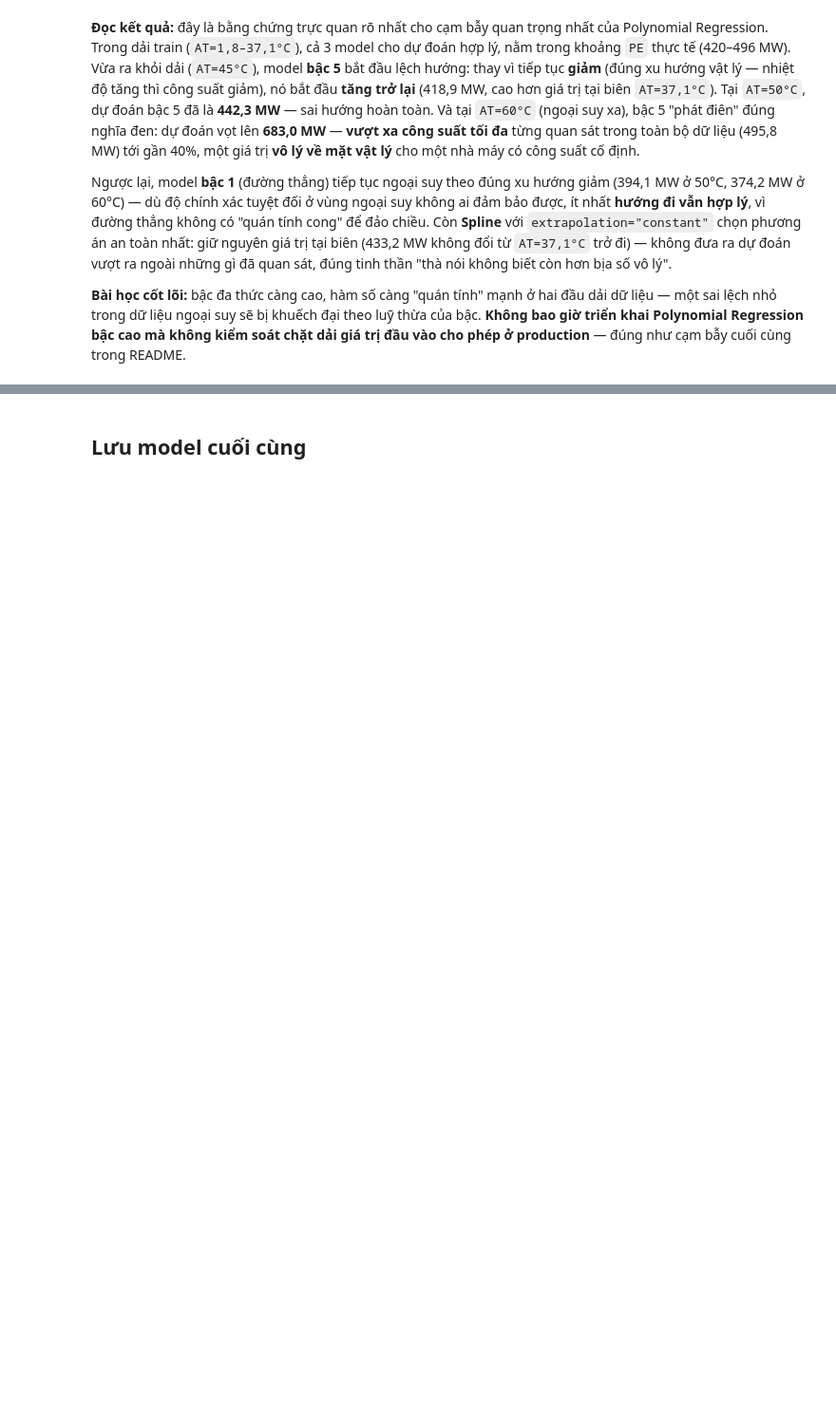
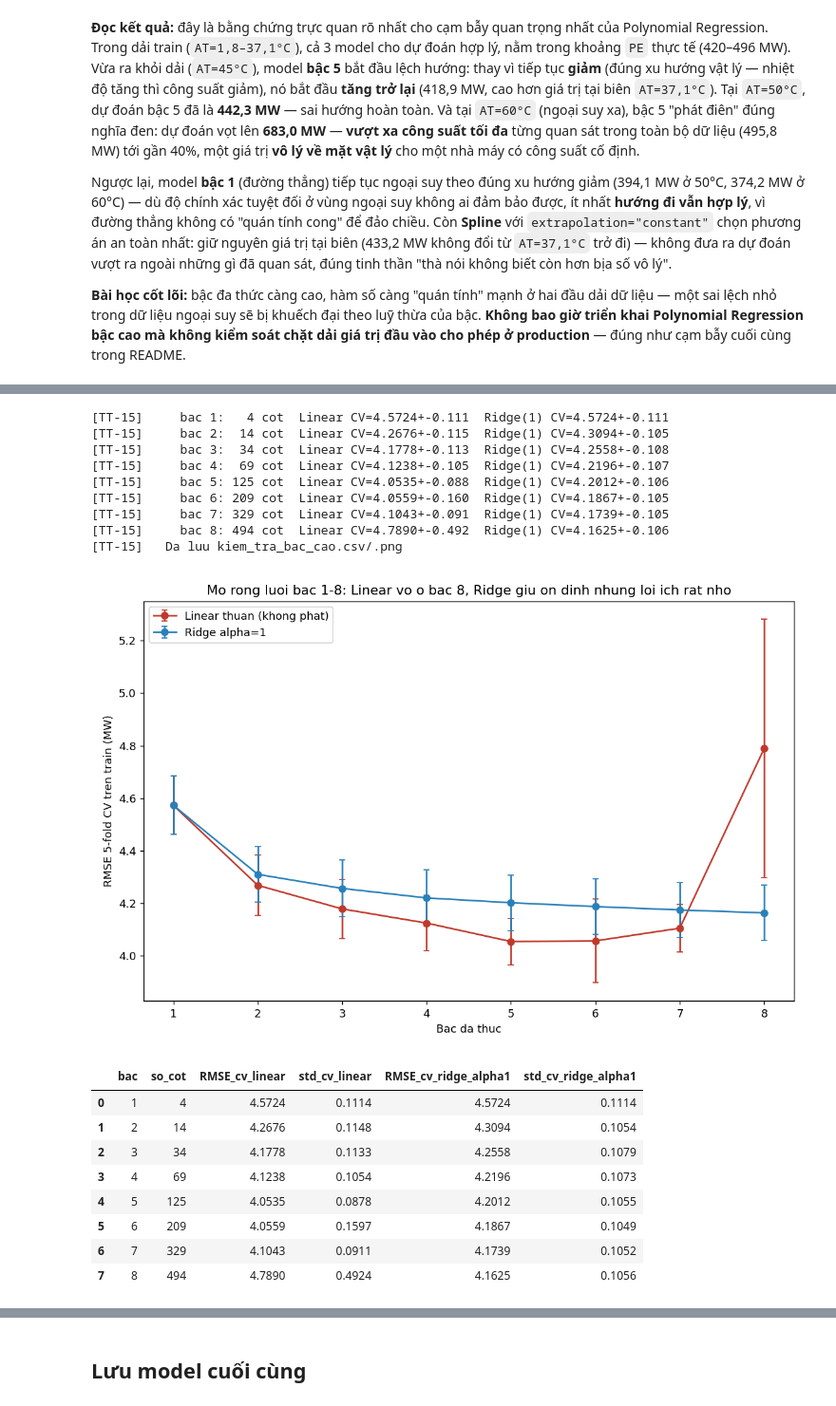
Before and after one commit to linhsand/CatLinh_lab_Machinelearning, a Jupyter notebook: 01-Hoc-May/02-Hoi-quy/TT-15-Polynomial-Regression/notebooks/polynomial_power_plant.ipynb, the cells around one changed output, grey strips where cells are left out. Shown at 95% size. Drawn from its saved outputs; the diff is of its cells as text; code cells hidden in the pictures; blank space fills up the shorter version.

```diff
--- a/01-Hoc-May/02-Hoi-quy/TT-15-Polynomial-Regression/notebooks/polynomial_power_plant.ipynb
+++ b/01-Hoc-May/02-Hoi-quy/TT-15-Polynomial-Regression/notebooks/polynomial_power_plant.ipynb
@@ -613,0 +619,29 @@ production** — đúng như cạm bẫy cuối cùng trong README.
+# %%
+import sys
+sys.path.insert(0, str(Path("..").resolve() / "src"))
+from IPython.display import Image, display
+import train as T
+
+boundary_df = T.run_degree_boundary_check(X_train, y_train)
+display(Image(T.REPORTS_DIR / "kiem_tra_bac_cao.png"))
+boundary_df.round(4)
+# %% [output]
+[TT-15]     bac 1:   4 cot  Linear CV=4.5724+-0.111  Ridge(1) CV=4.5724+-0.111
+[TT-15]     bac 2:  14 cot  Linear CV=4.2676+-0.115  Ridge(1) CV=4.3094+-0.105
+[TT-15]     bac 3:  34 cot  Linear CV=4.1778+-0.113  Ridge(1) CV=4.2558+-0.108
+[TT-15]     bac 4:  69 cot  Linear CV=4.1238+-0.105  Ridge(1) CV=4.2196+-0.107
+[TT-15]     bac 5: 125 cot  Linear CV=4.0535+-0.088  Ridge(1) CV=4.2012+-0.106
+[TT-15]     bac 6: 209 cot  Linear CV=4.0559+-0.160  Ridge(1) CV=4.1867+-0.105
+[TT-15]     bac 7: 329 cot  Linear CV=4.1043+-0.091  Ridge(1) CV=4.1739+-0.105
+[TT-15]     bac 8: 494 cot  Linear CV=4.7890+-0.492  Ridge(1) CV=4.1625+-0.106
+[TT-15]   Da luu kiem_tra_bac_cao.csv/.png
+[figure, added]
+|  | bac | so_cot | RMSE_cv_linear | std_cv_linear | RMSE_cv_ridge_alpha1 | std_cv_ridge_alpha1 |
+| 0 | 1 | 4 | 4.5724 | 0.1114 | 4.5724 | 0.1114 |
+| 1 | 2 | 14 | 4.2676 | 0.1148 | 4.3094 | 0.1054 |
+| 2 | 3 | 34 | 4.1778 | 0.1133 | 4.2558 | 0.1079 |
+| 3 | 4 | 69 | 4.1238 | 0.1054 | 4.2196 | 0.1073 |
+| 4 | 5 | 125 | 4.0535 | 0.0878 | 4.2012 | 0.1055 |
+| 5 | 6 | 209 | 4.0559 | 0.1597 | 4.1867 | 0.1049 |
+| 6 | 7 | 329 | 4.1043 | 0.0911 | 4.1739 | 0.1052 |
+| 7 | 8 | 494 | 4.7890 | 0.4924 | 4.1625 | 0.1056 |
```
Also changed, not shown: parts of 10 cells of this notebook, 10 other files.
